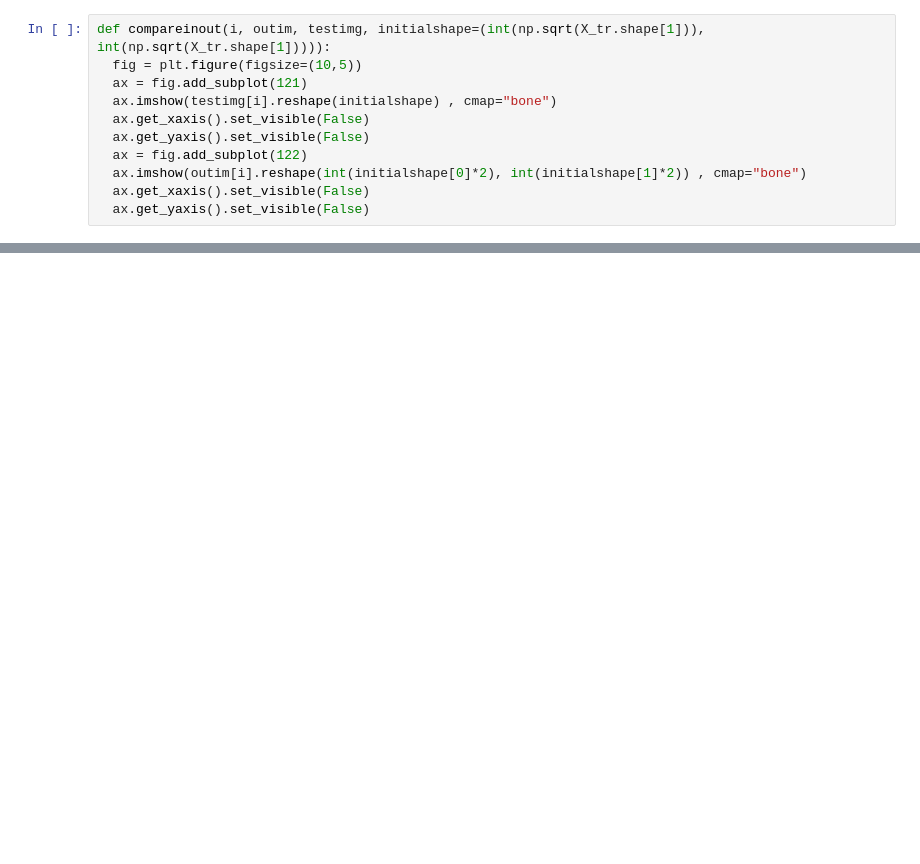
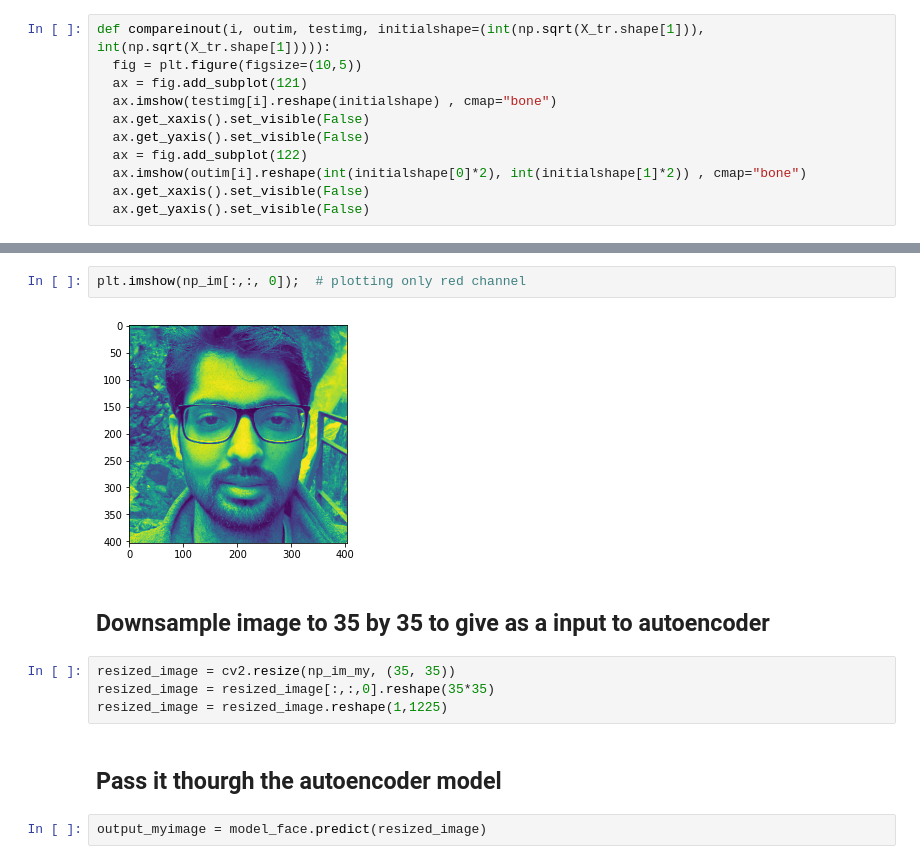
Before and after one commit to skumarudel/DSPS_SKumar, a Jupyter notebook: HW10/AutoEncoders_OnFaces.ipynb, the cells around one changed output, grey strips where cells are left out. Cells and saved outputs as stored; diff of their text form; blank space fills up the shorter version.

```diff
--- a/HW10/AutoEncoders_OnFaces.ipynb
+++ b/HW10/AutoEncoders_OnFaces.ipynb
@@ -262,0 +283,14 @@ for i in range(10):
+# %%
+plt.imshow(np_im[:,:, 0]);  # plotting only red channel
+# %% [output]
+[figure, added]
+# %% [markdown]
+## Downsample image to 35 by 35 to give as a input to autoencoder
+# %%
+resized_image = cv2.resize(np_im_my, (35, 35))
+resized_image = resized_image[:,:,0].reshape(35*35)
+resized_image = resized_image.reshape(1,1225)
+# %% [markdown]
+## Pass it thourgh the autoencoder model
+# %%
+output_myimage = model_face.predict(resized_image)
```
Also changed, not shown: parts of 15 cells of this notebook.
